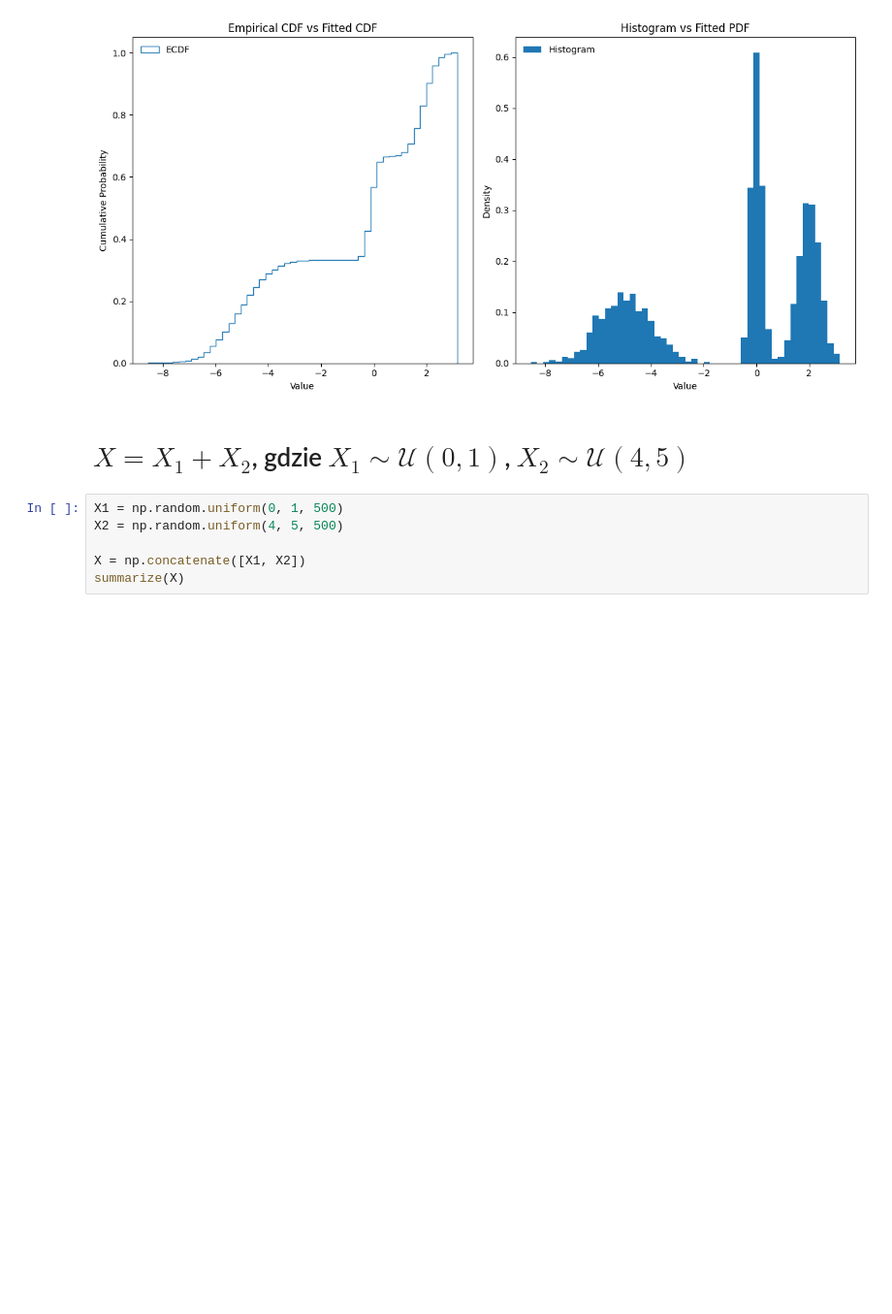
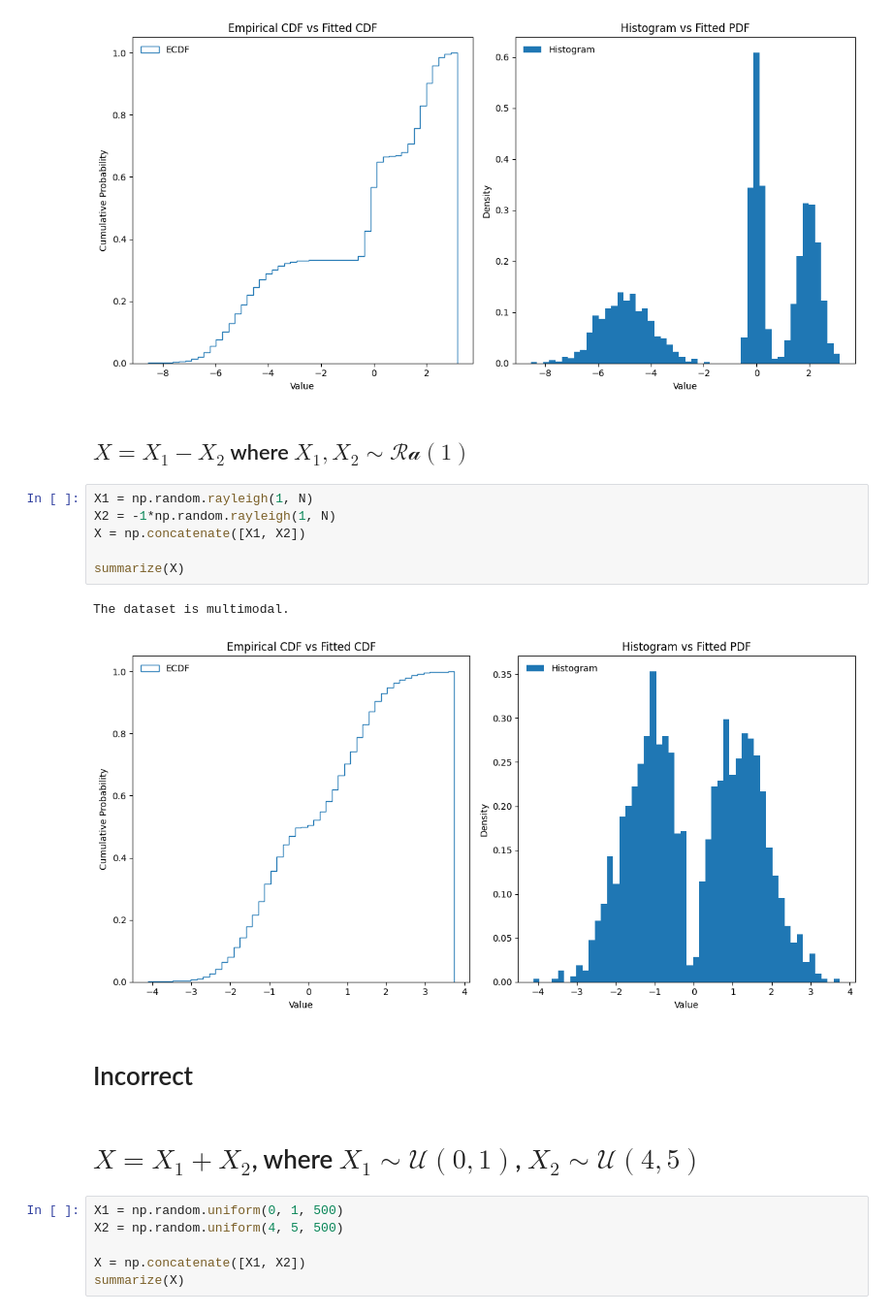
Before and after one commit to szymonsoltysiak/UUTest, a Jupyter notebook: experiments.ipynb, the cells around one changed output. Shown: that part at 97% size. Drawn from its saved outputs; the diff is of its cells as text; blank space fills up the shorter version.

```diff
--- a/experiments.ipynb
+++ b/experiments.ipynb
@@ -112,8 +117,21 @@ summarize(X)
 # %% [output]
 The dataset is multimodal.
 [figure]
+# %% [markdown]
+## $X =X_1-X_2$ where $X_1,X_2  \sim \mathcal{Ra}(1)$
+# %%
+X1 = np.random.rayleigh(1, N)
+X2 = -1*np.random.rayleigh(1, N)
+X = np.concatenate([X1, X2])
+
+summarize(X)
+# %% [output]
+The dataset is multimodal.
+[figure, added]
+# %% [markdown]
+# Incorrect
 # %% [markdown]
-# $X = X_1 + X_2$, gdzie $X_1 \sim \mathcal{U}(0,1) $, $X_2 \sim \mathcal{U}(4,5) $
+# $X = X_1 + X_2$, where $X_1 \sim \mathcal{U}(0,1) $, $X_2 \sim \mathcal{U}(4,5) $
 # %%
 X1 = np.random.uniform(0, 1, 500)
 X2 = np.random.uniform(4, 5, 500)
```
Also changed, not shown: parts of 8 cells of this notebook.
